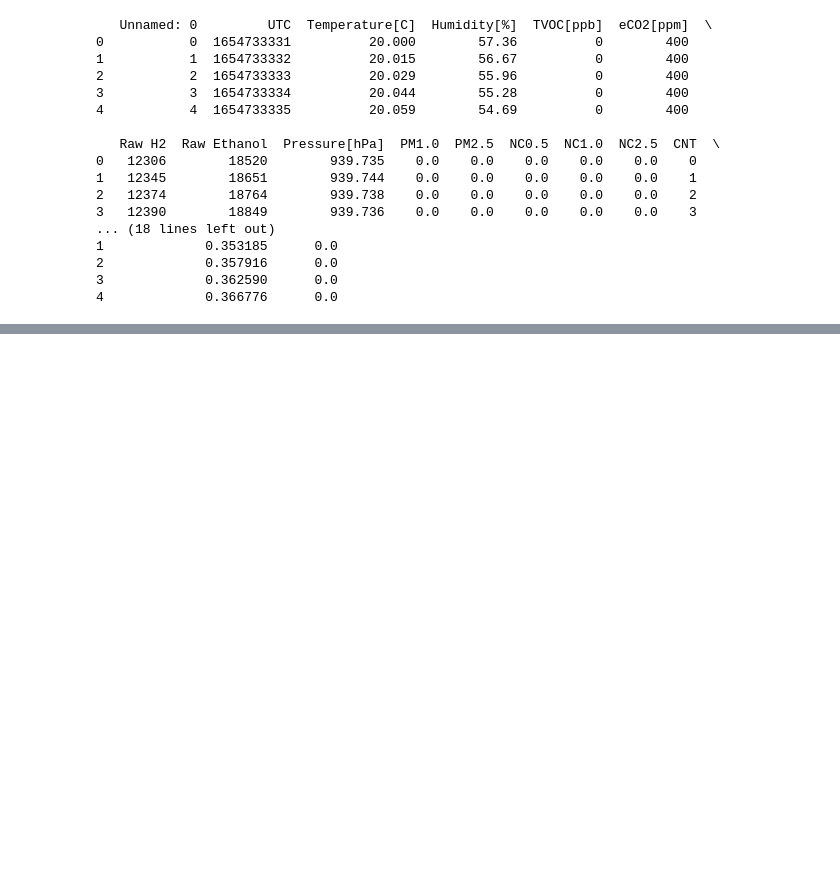
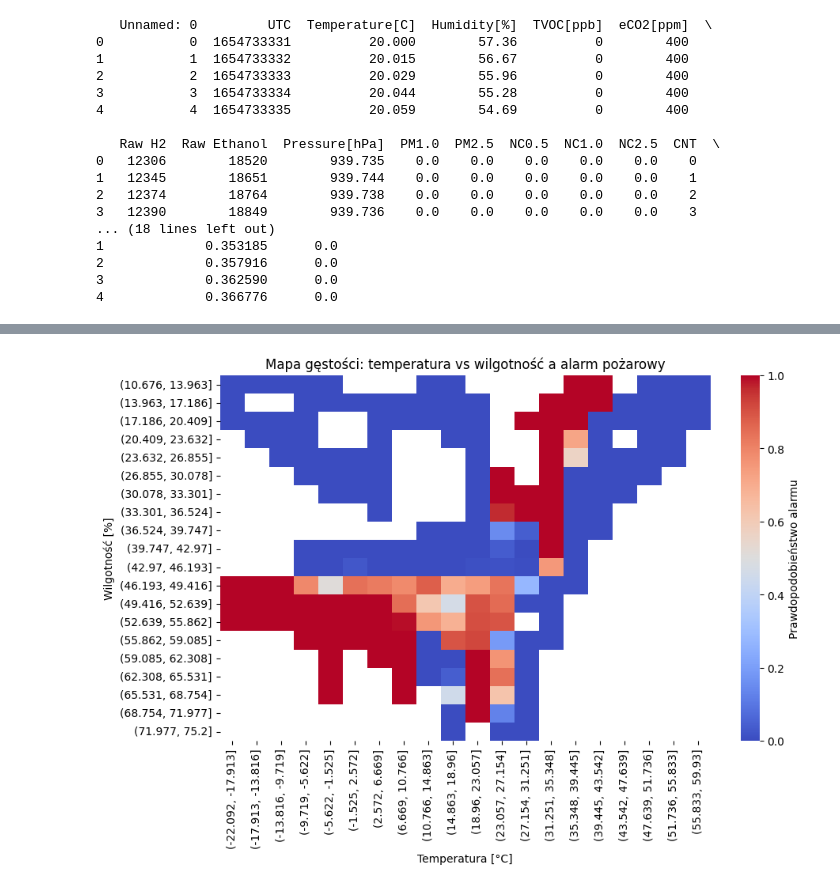
Before and after one commit to maciek102/ZMUM-project, a Jupyter notebook: ZMUM Projekt.ipynb, the cells around one changed output, grey strips where cells are left out. Saved outputs shown, nothing was run; the diff lists cells and outputs as text; code cells hidden in the pictures; blank space fills up the shorter version.

Commit message:
[new] String transfer, histograms, heatmaps

```diff
--- a/ZMUM Projekt.ipynb
+++ b/ZMUM Projekt.ipynb
@@ -279,0 +280,19 @@ data_knn.head()
+# %%
+from sklearn.preprocessing import LabelEncoder
+
+data_encoded = data.copy()
+
+data_encoded['part_of_day'] = data_encoded['part_of_day'].map({
+    'night': 0, 'morning': 1, 'afternoon': 2, 'evening': 3
+})
+
+data_encoded['season'] = data_encoded['season'].map({
+    'winter': 0, 'spring': 1, 'summer': 2, 'autumn': 3
+})
+
+data_encoded['is_weekend'] = data_encoded['is_weekend'].astype(int)
+
+le = LabelEncoder()
+data_encoded['day_of_week'] = le.fit_transform(data_encoded['day_of_week'])
+
+data_encoded.head()
@@ -279,0 +327,17 @@ data_knn.head()
+# %%
+import matplotlib.pyplot as plt
+import seaborn as sns
+heatmap_data = data_encoded.pivot_table(
+    index=pd.cut(data_encoded['Humidity[%]'], bins=20),
+    columns=pd.cut(data_encoded['Temperature[C]'], bins=20),
+    values='Fire Alarm',
+    aggfunc='mean'
+)
+plt.figure(figsize=(10, 6))
+sns.heatmap(heatmap_data, cmap="coolwarm", cbar_kws={'label': 'Prawdopodobieństwo alarmu'})
+plt.title("Mapa gęstości: temperatura vs wilgotność a alarm pożarowy")
+plt.xlabel("Temperatura [°C]")
+plt.ylabel("Wilgotność [%]")
+plt.show()
+# %% [output]
+[figure, added]
```
Also changed, not shown: parts of 11 cells of this notebook, 1 other file.
